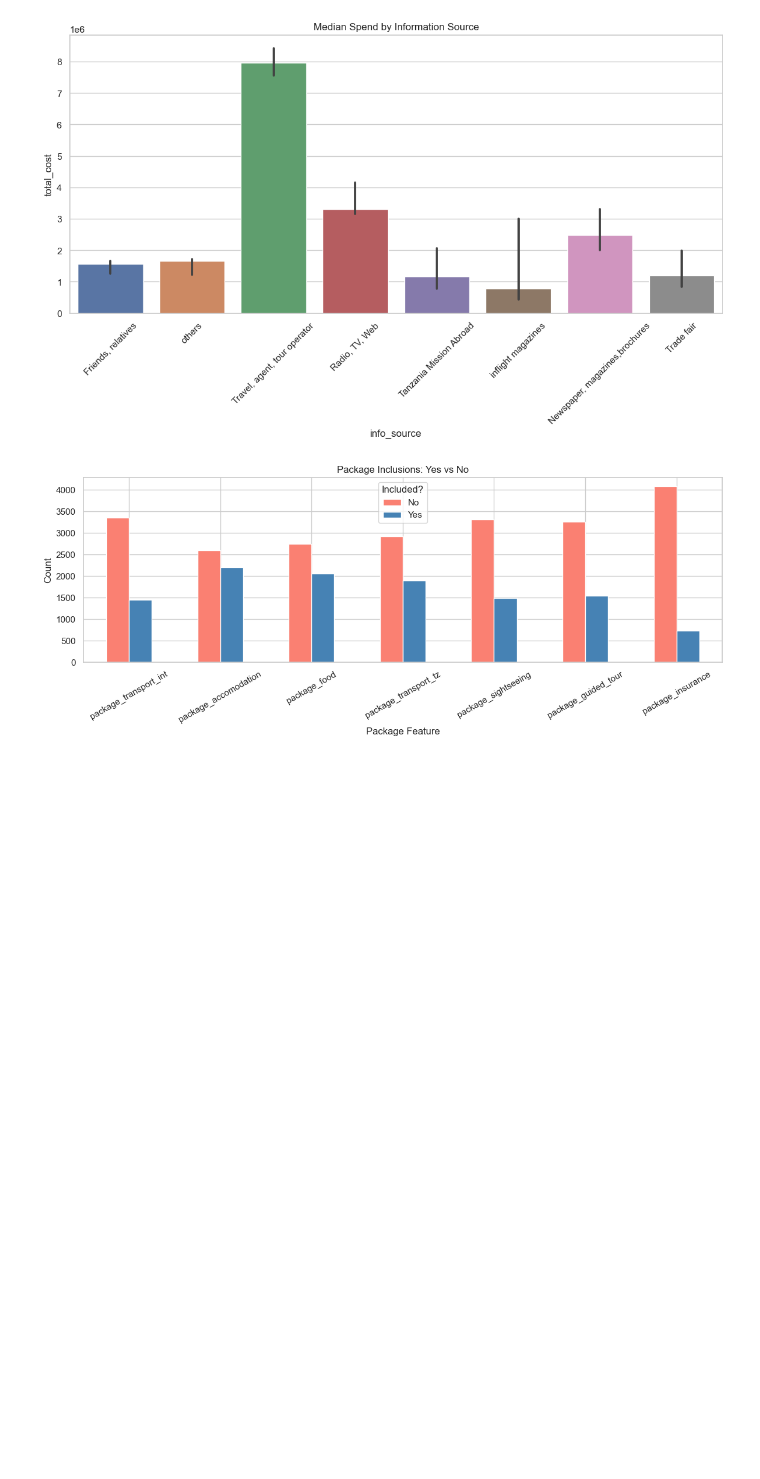
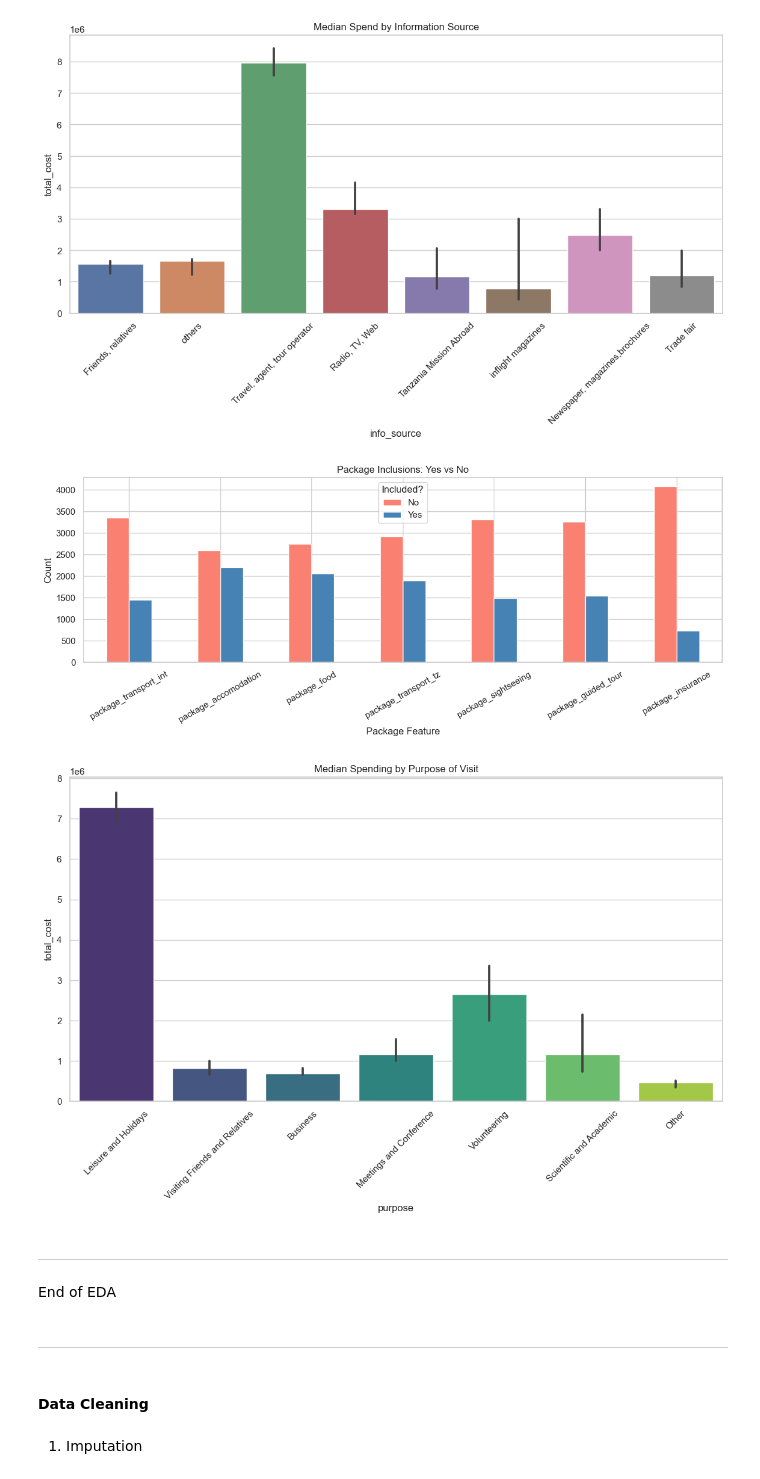
Before and after one commit to lange-chris/machine_learning_project, a Jupyter notebook: Tanzania_Tourism_Prediction_chris.ipynb, the cells around one changed output. Drawn from its saved outputs; the diff is of its cells as text; code cells hidden in the pictures; blank space fills up the shorter version.

Commit message:
Data Cleaning done

```diff
--- a/Tanzania_Tourism_Prediction_chris.ipynb
+++ b/Tanzania_Tourism_Prediction_chris.ipynb
@@ -305,3 +305,25 @@ plt.tight_layout()
 plt.show()
 # %% [output]
 [figure]
+# %%
+#### The Business Case
+
+# Analyze relationship between categorical features and target
+# We use median because of the spending outliers (whales)
+plt.figure(figsize=(14, 7))
+sns.barplot(data=train, x='purpose', y='total_cost', estimator=np.median, palette='viridis')
+plt.title('Median Spending by Purpose of Visit')
+plt.xticks(rotation=45)
+plt.show()
+# %% [output]
+[figure, added]
+# %% [markdown]
+---
+# %% [markdown]
+End of EDA
+# %% [markdown]
+---
+# %% [markdown]
+#### Data Cleaning
+# %% [markdown]
+1. Imputation
```
Also changed, not shown: parts of 20 cells of this notebook.
